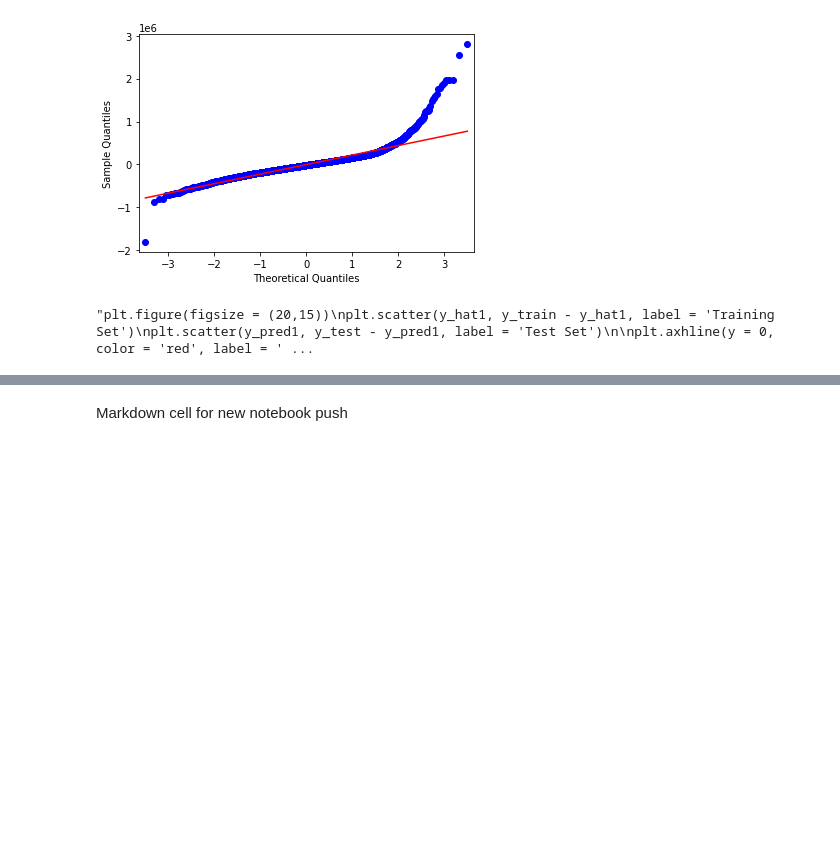
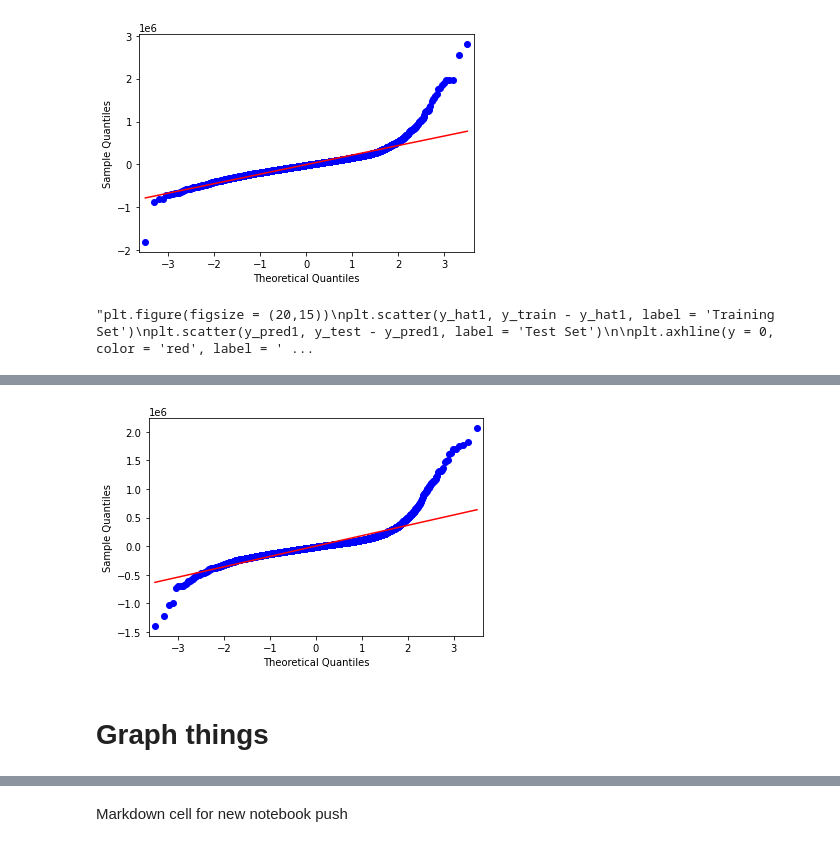
Before and after one commit to NaavSD/House-Plan-Analysis, a Jupyter notebook: Project 2 Notebook.ipynb, the cells around one changed output, grey strips where cells are left out. Saved outputs shown, nothing was run; the diff lists cells and outputs as text; code cells hidden in the pictures; blank space fills up the shorter version.

```diff
--- a/Project 2 Notebook.ipynb
+++ b/Project 2 Notebook.ipynb
@@ -1088,0 +1104,27 @@ plt.show()'''
+# %%
+y6 = dfrev2['price']
+X6 = dfrev2[['sqft_living', 'zipcode', 'grade']]
+x6_train, x6_test, y6_train, y6_test = train_test_split(X6, y6, test_size=0.2, random_state=56)
+# %%
+# Onehot encode
+
+# Define cat_vars
+cat_vars = ['grade', 'zipcode']
+
+
+# One hot encoding cat vars
+onehot = OneHotEncoder(sparse=False, handle_unknown = 'ignore')
+x6_train_cat = pd.DataFrame(onehot.fit_transform(x6_train[cat_vars]))
+x6_train_cat.columns = onehot.get_feature_names(cat_vars)
+x6_test_cat = pd.DataFrame(onehot.transform(x6_test[cat_vars]))
+x6_test_cat.columns = onehot.get_feature_names(cat_vars)
+
+# Resetting indices
+x6_train_cat.reset_index(drop=True, inplace=True)
+x6_test_cat.reset_index(drop=True, inplace=True)
+x6_train.reset_index(drop=True, inplace=True)
+x6_test.reset_index(drop=True, inplace=True)
+
+# Combine dummied cat vars with non-cat
+x6_train_df = x6_train_cat.join(x6_train.drop(cat_vars, axis = 1))
+x6_test_df = x6_test_cat.join(x6_test.drop(cat_vars, axis = 1))
@@ -1088,0 +1213,6 @@ plt.show()'''
+# %%
+qq(x6_test_df, x6_train_df, y6_test, y6_train)
+# %% [output]
+[figure, added]
+# %% [markdown]
+# Graph things
```
Also changed, not shown: parts of 28 cells of this notebook, 3 other files.
